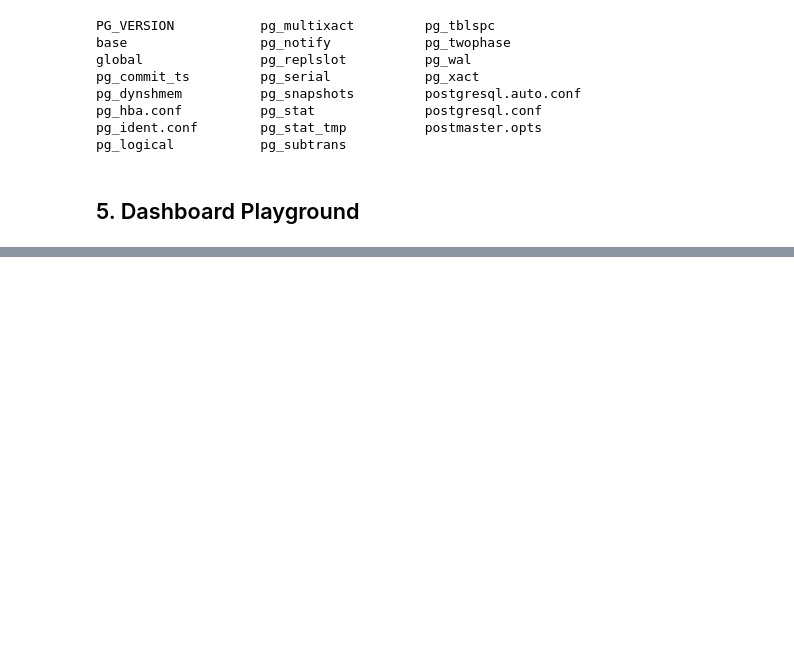
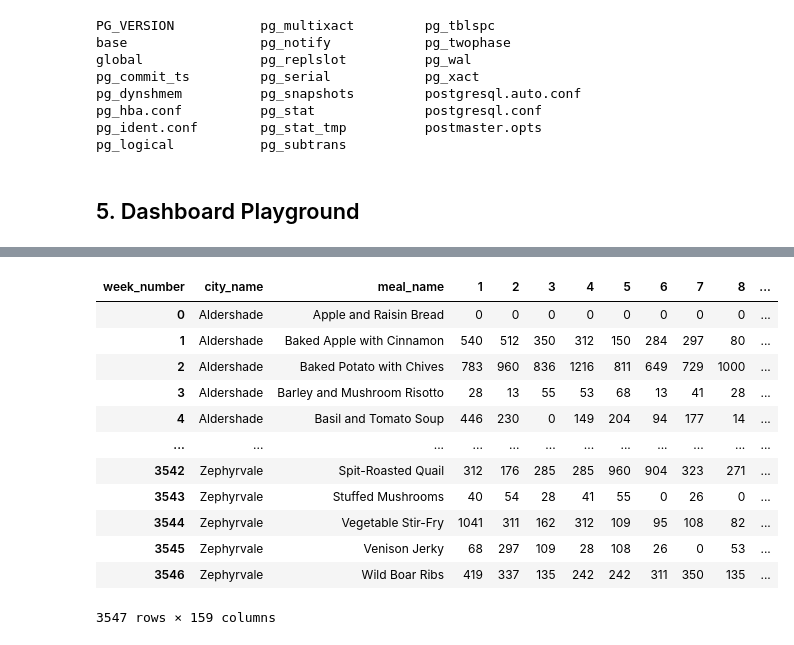
Before and after one commit to zazencodes/ml-quest-1-demand-forecasting, a Jupyter notebook: notebooks/3_forecast.ipynb, the cells around one changed output, grey strips where cells are left out. Cells and saved outputs as stored; diff of their text form; code cells hidden in the pictures; blank space fills up the shorter version.

```diff
--- a/notebooks/3_forecast.ipynb
+++ b/notebooks/3_forecast.ipynb
@@ -662,0 +679,24 @@ pg_logical           pg_subtrans
+# %%
+(
+    df
+    .groupby(["city_name", "meal_name", "week_number"])
+    .num_orders.sum()
+    .unstack()
+    .fillna(0)
+    .astype(int)
+    .reset_index()
+)
+# %% [output]
+| week_number | city_name | meal_name | 1 | 2 | 3 | 4 | 5 | 6 | 7 | 8 | ... |
+| 0 | Aldershade | Apple and Raisin Bread | 0 | 0 | 0 | 0 | 0 | 0 | 0 | 0 | ... |
+| 1 | Aldershade | Baked Apple with Cinnamon | 540 | 512 | 350 | 312 | 150 | 284 | 297 | 80 | ... |
+| 2 | Aldershade | Baked Potato with Chives | 783 | 960 | 836 | 1216 | 811 | 649 | 729 | 1000 | ... |
+| 3 | Aldershade | Barley and Mushroom Risotto | 28 | 13 | 55 | 53 | 68 | 13 | 41 | 28 | ... |
+| 4 | Aldershade | Basil and Tomato Soup | 446 | 230 | 0 | 149 | 204 | 94 | 177 | 14 | ... |
+| ... | ... | ... | ... | ... | ... | ... | ... | ... | ... | ... | ... |
+| 3542 | Zephyrvale | Spit-Roasted Quail | 312 | 176 | 285 | 285 | 960 | 904 | 323 | 271 | ... |
+| 3543 | Zephyrvale | Stuffed Mushrooms | 40 | 54 | 28 | 41 | 55 | 0 | 26 | 0 | ... |
+| 3544 | Zephyrvale | Vegetable Stir-Fry | 1041 | 311 | 162 | 312 | 109 | 95 | 108 | 82 | ... |
+| 3545 | Zephyrvale | Venison Jerky | 68 | 297 | 109 | 28 | 108 | 26 | 0 | 53 | ... |
+| 3546 | Zephyrvale | Wild Boar Ribs | 419 | 337 | 135 | 242 | 242 | 311 | 350 | 135 | ... |
+3547 rows × 159 columns
```
Also changed, not shown: parts of 5 cells of this notebook, 37 other files.
